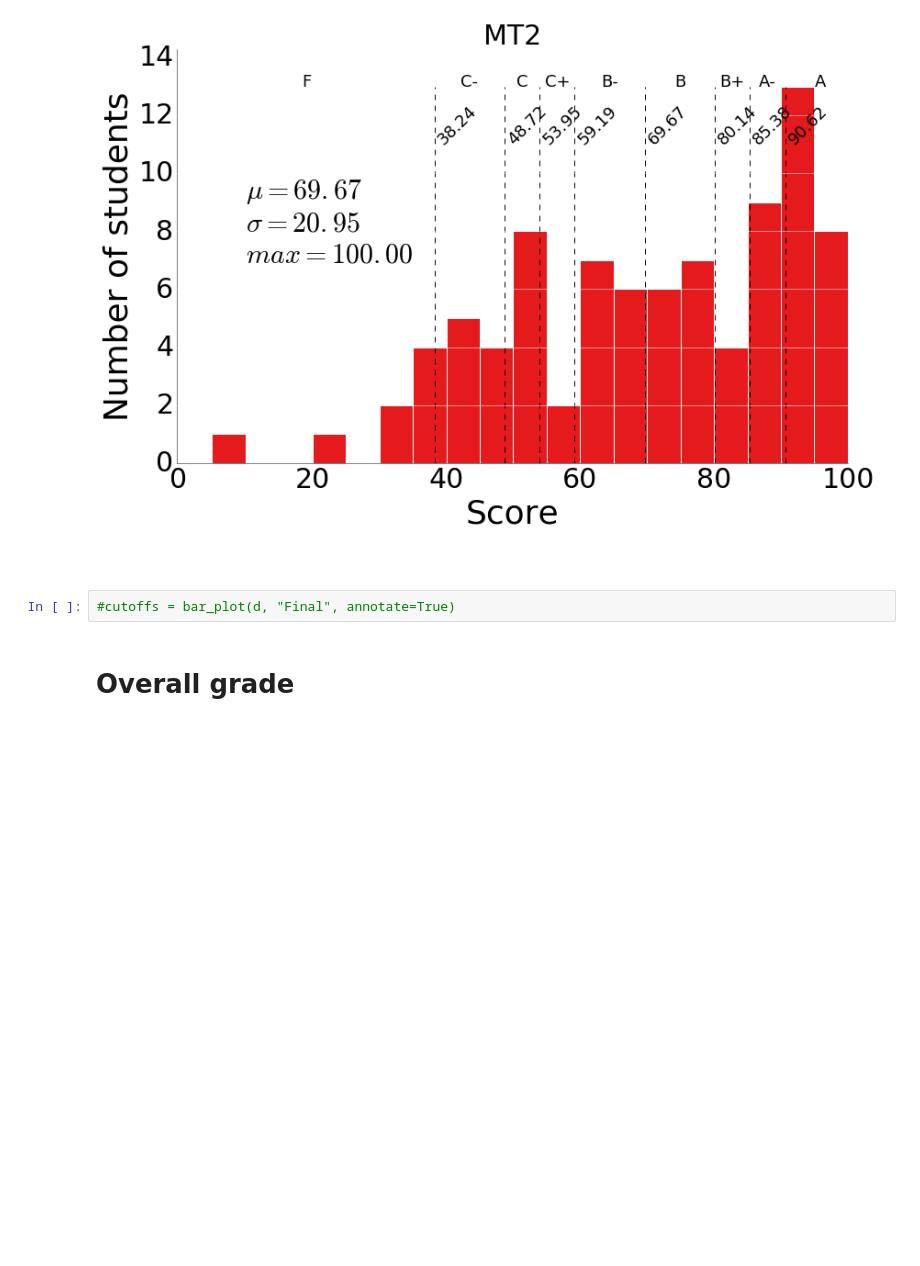
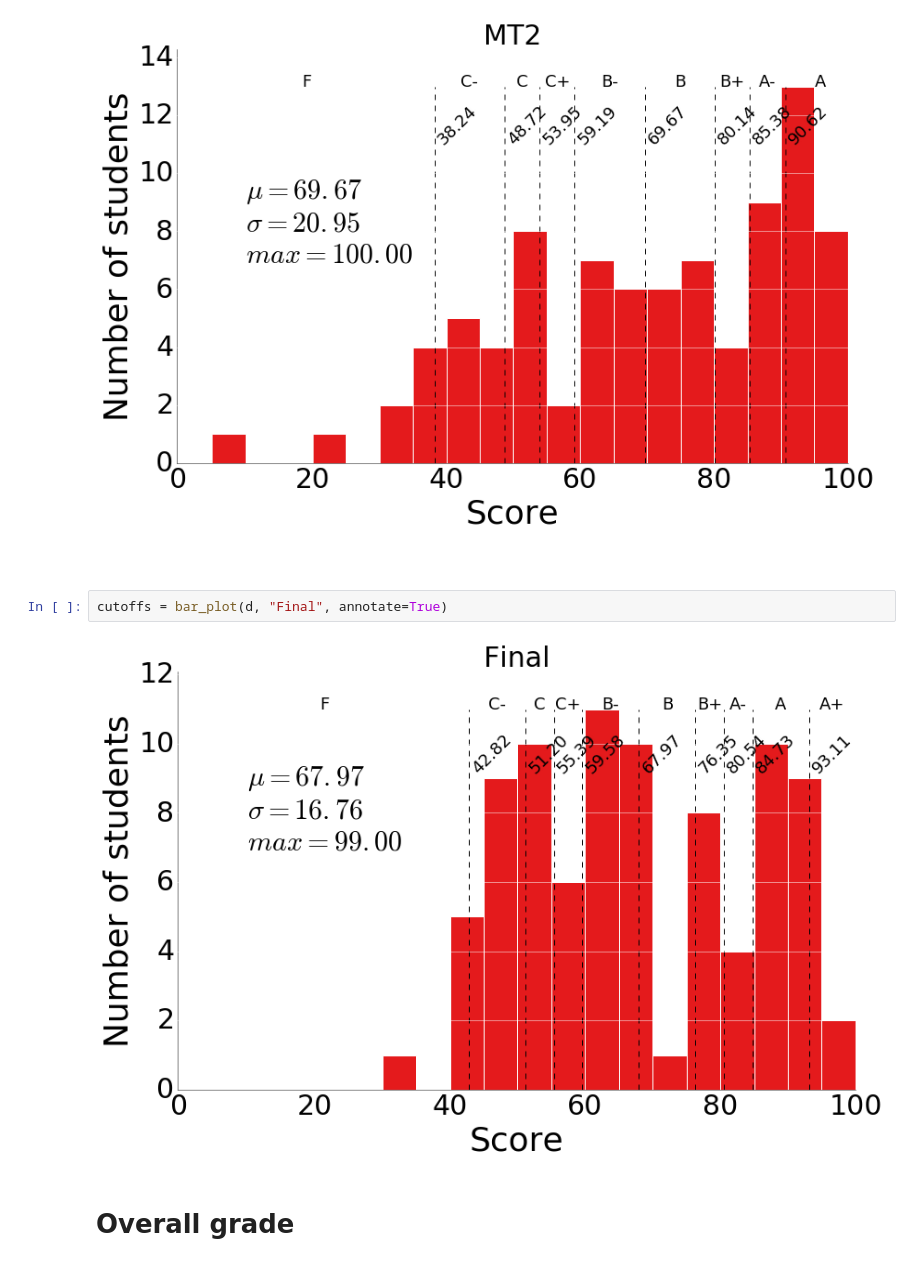
Before and after one commit to materialsvirtuallab/nano106, a Jupyter notebook: grades/Grade Stats.ipynb, the cells around one changed output. Cells and saved outputs as stored; diff of their text form; blank space fills up the shorter version.

```diff
--- a/grades/Grade Stats.ipynb
+++ b/grades/Grade Stats.ipynb
@@ -183,7 +183,9 @@ cutoffs = bar_plot(d, "MT2", annotate=True)
 # %% [output]
 [figure]
 # %%
-#cutoffs = bar_plot(d, "Final", annotate=True)
+cutoffs = bar_plot(d, "Final", annotate=True)
+# %% [output]
+[figure, added]
 # %% [markdown]
 # Overall grade
 # %%
```
Also changed, not shown: parts of 5 cells of this notebook.
